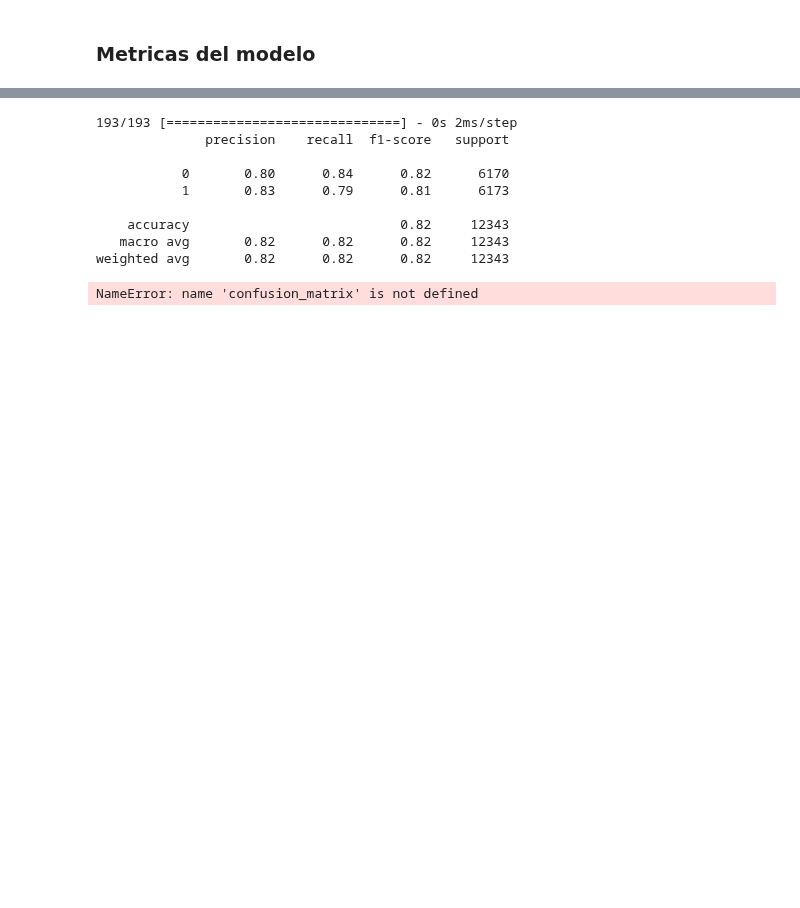
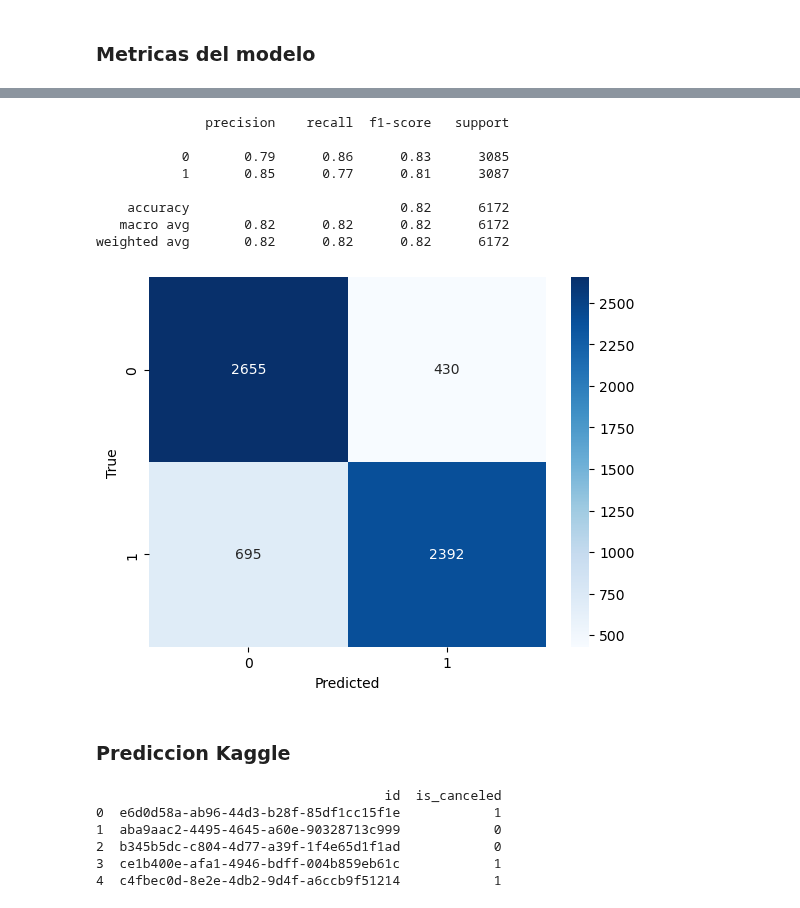
Before and after one commit to m-cabrerar/7506R-1C2023-GRUPO01, a Jupyter notebook: checkpoint 4/7506R_TP1_GRUPO01_CHP4_ENTREGA.ipynb, the cells around one changed output, grey strips where cells are left out. Saved outputs shown, nothing was run; the diff lists cells and outputs as text; code cells hidden in the pictures; blank space fills up the shorter version.

```diff
--- a/checkpoint 4/7506R_TP1_GRUPO01_CHP4_ENTREGA.ipynb
+++ b/checkpoint 4/7506R_TP1_GRUPO01_CHP4_ENTREGA.ipynb
@@ -274,16 +266,33 @@ plt.show()
 # %%
-y_pred = modelo.predict(x_test, batch_size=64, verbose=1)
-y_pred_bool = np.argmax(y_pred, axis=1)
+y_predict = modelo.predict(x_test, batch_size=64, verbose=False)
+#y_predict_classes = (y_predict > 0.5).astype(int)
+y_predict_bool = np.argmax(y_predict, axis=1)
 
-metricas(y_pred_bool,y_test)
+#metricas(y_predict_classes,y_test)
+metricas(y_predict_bool,y_test)
 # %% [output]
-193/193 [==============================] - 0s 2ms/step
               precision    recall  f1-score   support
 
-           0       0.80      0.84      0.82      6170
-           1       0.83      0.79      0.81      6173
+           0       0.79      0.86      0.83      3085
+           1       0.85      0.77      0.81      3087
 
-    accuracy                           0.82     12343
-   macro avg       0.82      0.82      0.82     12343
-weighted avg       0.82      0.82      0.82     12343
+    accuracy                           0.82      6172
+   macro avg       0.82      0.82      0.82      6172
+weighted avg       0.82      0.82      0.82      6172
-NameError: name 'confusion_matrix' is not defined
+[figure, added]
+# %% [markdown]
+### Prediccion Kaggle
+# %%
+if not TESTING:
+    y_predict = modelo.predict(x_predict, verbose=False)
+    y_predict_bool = np.argmax(y_predict, axis=1)
+    nn_result = pd.DataFrame({'id': ds_test['id'], 'is_canceled': y_predict_bool})
+    print(nn_result.head())
+    nn_result.to_csv('../predicts/predicts_nn.csv', index=False)
+# %% [output]
+                                     id  is_canceled
+0  e6d0d58a-ab96-44d3-b28f-85df1cc15f1e            1
+1  aba9aac2-4495-4645-a60e-90328713c999            0
+2  b345b5dc-c804-4d77-a39f-1f4e65d1f1ad            0
+3  ce1b400e-afa1-4946-bdff-004b859eb61c            1
+4  c4fbec0d-8e2e-4db2-9d4f-a6ccb9f51214            1
```
Also changed, not shown: parts of 10 cells of this notebook, 1 other file.
